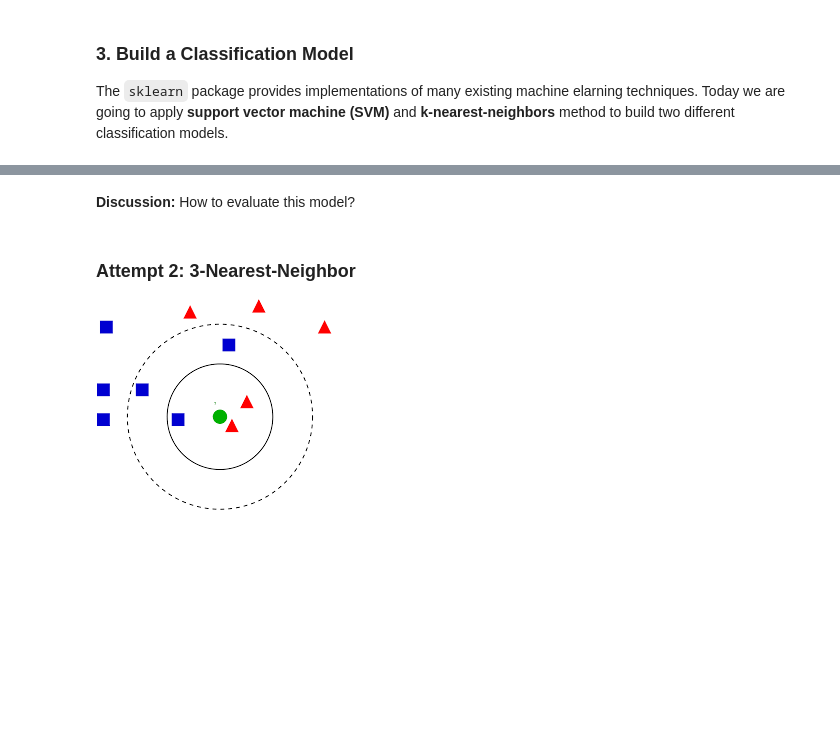
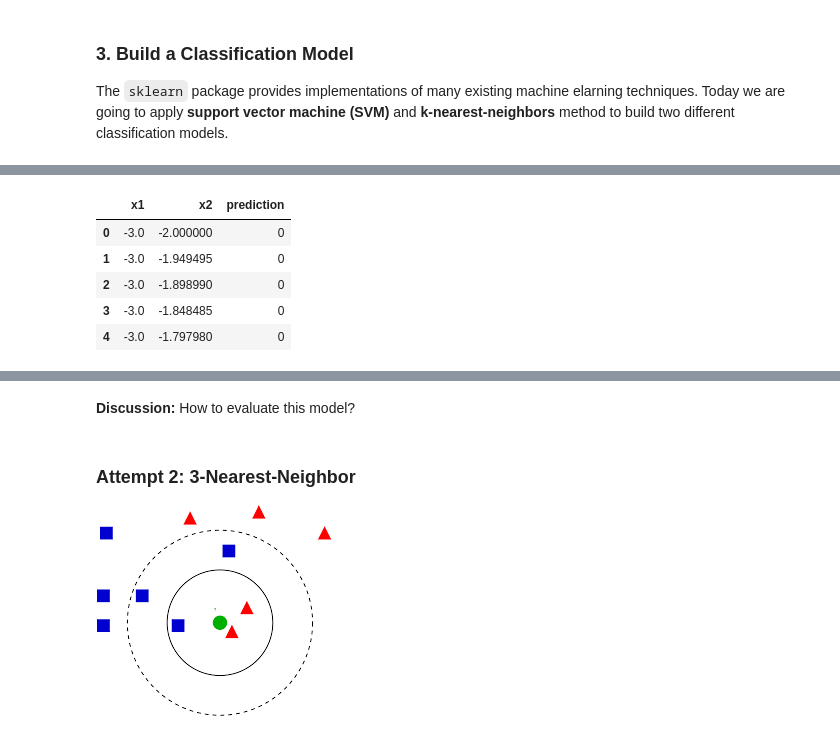
Before and after one commit to ch00226855/CMP414765Spring2021, a Jupyter notebook: Week03_Classification.ipynb, the cells around one changed output, grey strips where cells are left out. Cells and saved outputs as stored; diff of their text form; code cells hidden in the pictures; blank space fills up the shorter version.

```diff
--- a/Week03_Classification.ipynb
+++ b/Week03_Classification.ipynb
@@ -100,4 +184,11 @@ test_data_full
 # %%
-test_data_full['prediction'] = model_svm.predict(test_data_full[['x1', 'x2']])
-test_data_full.head()
+plot_data['prediction'] = model_svm.predict(plot_data[['x1', 'x2']])
+plot_data.head()
+# %% [output]
+|  | x1 | x2 | prediction |
+| 0 | -3.0 | -2.000000 | 0 |
+| 1 | -3.0 | -1.949495 | 0 |
+| 2 | -3.0 | -1.898990 | 0 |
+| 3 | -3.0 | -1.848485 | 0 |
+| 4 | -3.0 | -1.797980 | 0 |
 # %%
```
Also changed, not shown: parts of 16 cells of this notebook.
